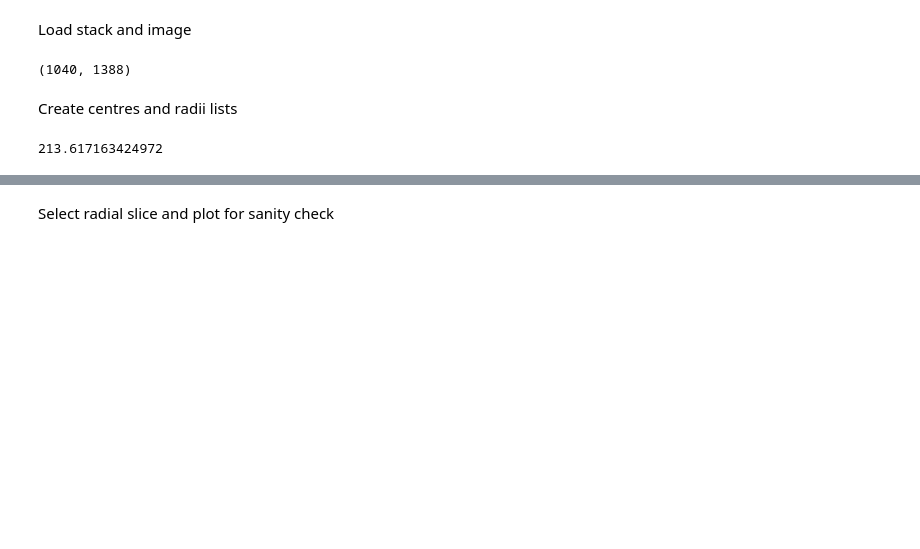
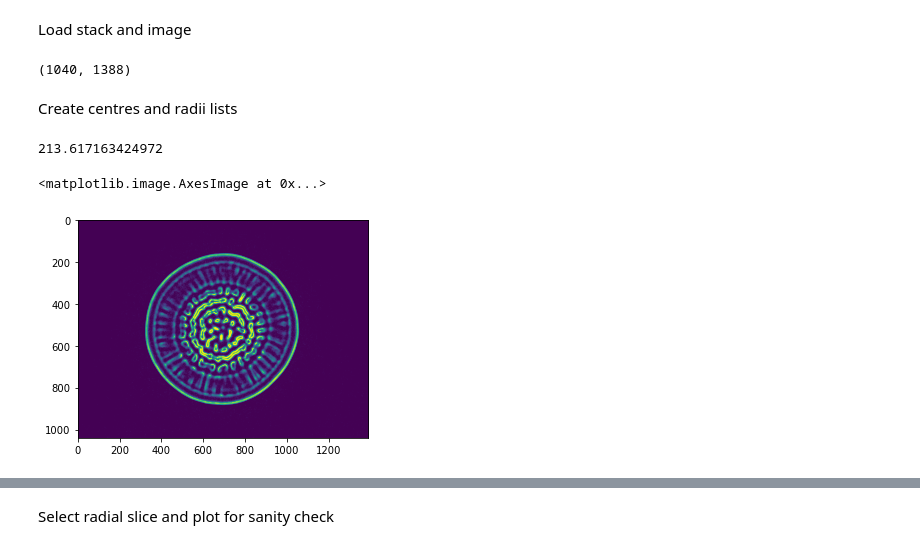
Before and after one commit to RadhikaGupta88/Biofilms, a Jupyter notebook: notebooks/3-radial_selections.ipynb, the cells around one changed output, grey strips where cells are left out. Drawn from its saved outputs; the diff is of its cells as text; code cells hidden in the pictures; blank space fills up the shorter version.

```diff
--- a/notebooks/3-radial_selections.ipynb
+++ b/notebooks/3-radial_selections.ipynb
@@ -36,3 +36,8 @@ coffee_ring_radius = radii_b[0]
 coffee_ring_radius
 # %% [output]
 213.617163424972
+# %%
+plt.imshow(bio_image[100])
+# %% [output]
+<matplotlib.image.AxesImage at 0x...>
+[figure, added]
```
Also changed, not shown: parts of 6 cells of this notebook, 2 other files.
